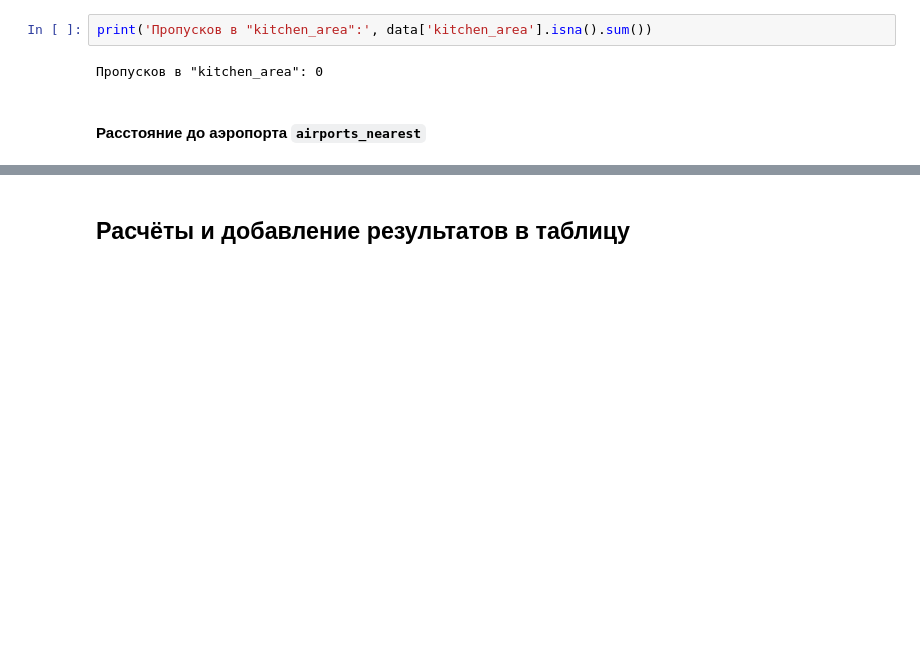
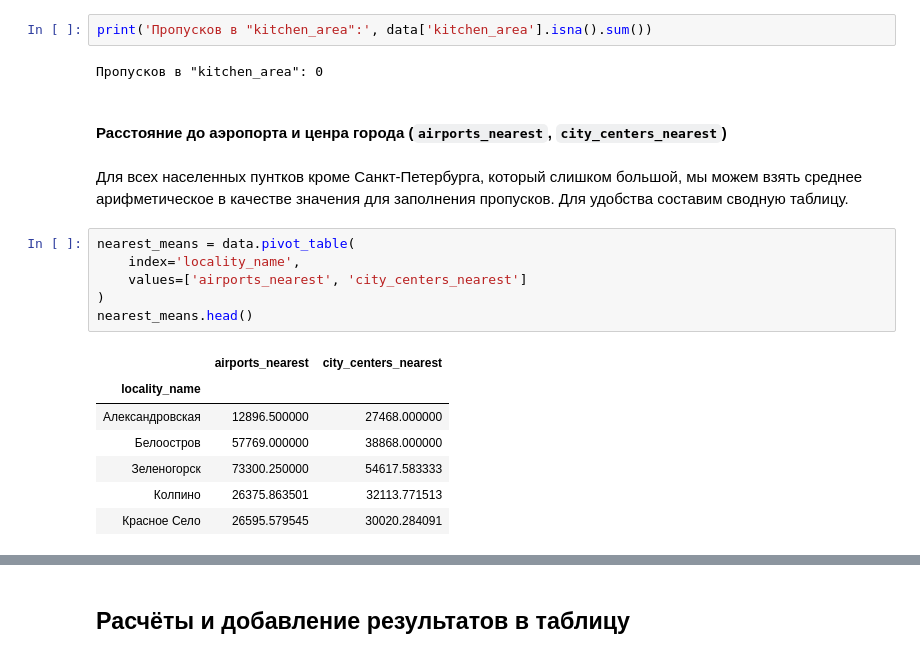
Before and after one commit to mazor86/praktikum_data_science, a Jupyter notebook: sprint_04/mazor86_sprint_04.ipynb, the cells around one changed output, grey strips where cells are left out. Drawn from its saved outputs; the diff is of its cells as text; blank space fills up the shorter version.

```diff
--- a/sprint_04/mazor86_sprint_04.ipynb
+++ b/sprint_04/mazor86_sprint_04.ipynb
@@ -556,4 +543,20 @@ print('Пропусков в "kitchen_area":', data['kitchen_area'].isna().sum()
 # %% [output]
 Пропусков в "kitchen_area": 0
 # %% [markdown]
-#### Расстояние до аэропорта `airports_nearest`
+#### Расстояние до аэропорта и ценра города (`airports_nearest`, `city_centers_nearest`)
+# %% [markdown]
+Для всех населенных пунтков кроме Санкт-Петербурга, который слишком большой, мы можем взять среднее арифметическое в качестве значения для заполнения пропусков. Для удобства составим сводную таблицу.
+# %%
+nearest_means = data.pivot_table(
+    index='locality_name',
+    values=['airports_nearest', 'city_centers_nearest']
+)
+nearest_means.head()
+# %% [output]
+|  | airports_nearest | city_centers_nearest |
+| locality_name |  |  |
+| Александровская | 12896.500000 | 27468.000000 |
+| Белоостров | 57769.000000 | 38868.000000 |
+| Зеленогорск | 73300.250000 | 54617.583333 |
+| Колпино | 26375.863501 | 32113.771513 |
+| Красное Село | 26595.579545 | 30020.284091 |
```
Also changed, not shown: parts of 24 cells of this notebook.
